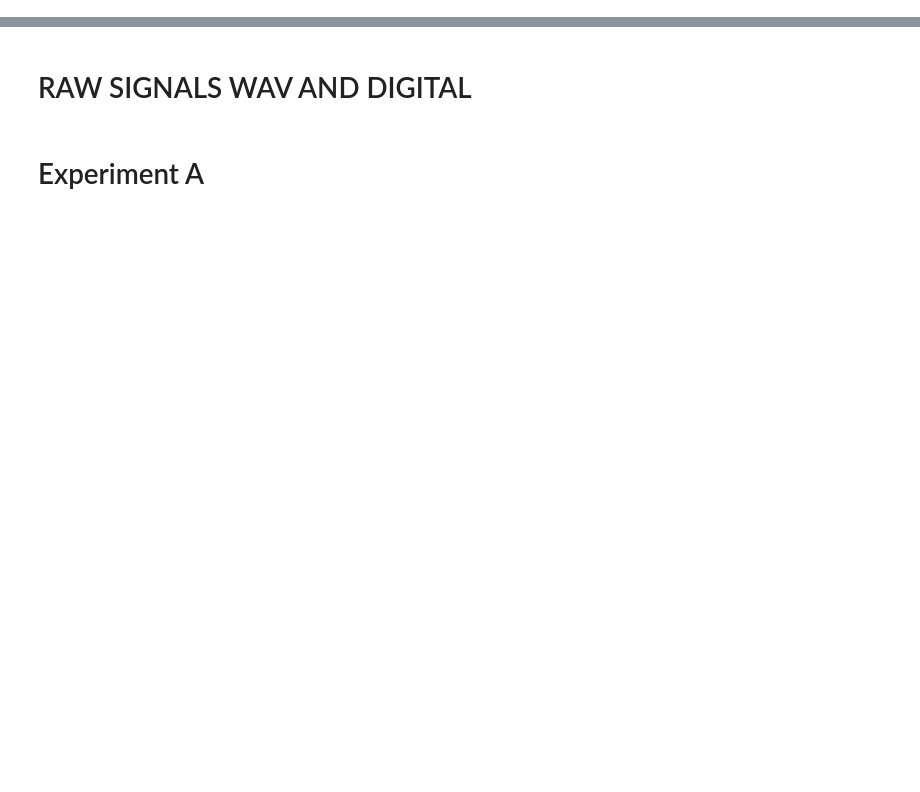
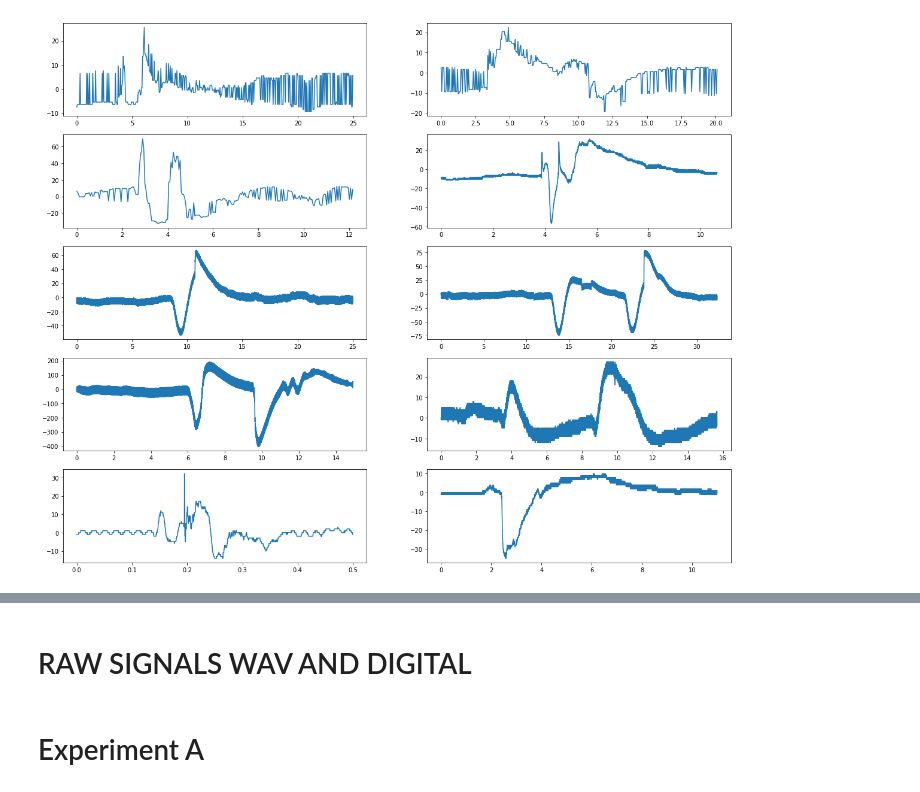
Before and after one commit to calugo/NOTEBOOKS, a Jupyter notebook: APs.ipynb, the cells around one changed output, grey strips where cells are left out. Cells and saved outputs as stored; diff of their text form; code cells hidden in the pictures; blank space fills up the shorter version.

```diff
--- a/APs.ipynb
+++ b/APs.ipynb
@@ -12,0 +172,93 @@ print signals, pwaves
+# %%
+from numpy.fft import fft
+from numpy.fft import ifft
+ #import matplotlib.pyplot as plt
+import numpy as np
+
+plt.figure(2,figsize=(20,20))
+plt.subplot(621)
+#snax=sna[1000:1500]
+fsna=fft(np.asarray(snax))
+fsna[0]=0.0
+dsnax=ifft(fsna)
+dtnax=[j*(1.0/20) for j in xrange(0,len(dsnax))]
+plt.plot(dtnax,dsnax)
+
+plt.subplot(622)
+#snabx=sna[1500:len(sna)]
+fsnabx=fft(np.asarray(snabx))
+fsnabx[0]=0.0
+dsnabx=ifft(fsnabx)
+dtnabx=[j*(1.0/20) for j in xrange(0,len(snabx))]
+plt.plot(dtnabx,dsnabx)
+
+
+
+#snbx=snb[600:len(snb)]
+fsnbx=fft(np.asarray(snbx))
+fsnbx[0]=0.0
+dsnbx=ifft(fsnbx)
+dtnbx=[j*(1.0/20) for j in xrange(0,len(snbx))]
+
+plt.subplot(623)
+plt.plot(dtnbx,dsnbx)
+
+#sncx=snc[150000:len(snc)]
+fsncx=fft(np.asarray(sncx))
+fsncx[0]=0.0
+dsncx=ifft(fsncx)
+dtncx=[j*(1.0/10000.0) for j in xrange(0,len(dsncx))]
+plt.subplot(624)
+plt.plot(dtncx,dsncx)
+
+#sneax=sne[50000:300000]
+
+fsneax=fft(np.asarray(sneax))
+fsneax[0]=0.0
+dsneax=ifft(fsneax)
+dtneax=[j*(1.0/10000.0) for j in xrange(0,len(dsneax))]
+plt.subplot(625)
+plt.plot(dtneax,dsneax)
+
+#snebx=sne[300000:len(sne)]
+fsnebx=fft(np.asarray(snebx))
+fsnebx[0]=0.0
+dsnebx=ifft(fsnebx)
+dtnebx=[j*(1.0/10000.0) for j in xrange(0,len(dsnebx))]
+plt.subplot(626)
+plt.plot(dtnebx,dsnebx)
+
+plt.subplot(627)
+
+fsnf=fft(np.asarray(snf))
+fsnf[0]=0.0
+dsnf=ifft(fsnf)
+dtnf=[j*(1.0/10000.0) for j in xrange(0,len(dsnf))]
+plt.plot(dtnf,dsnf)
+
+#sngx=sng[150000:len(sng)]
+fsngx=fft(np.asarray(sngx))
+fsngx[0]=0.0
+dsngx=ifft(fsngx)
+dtngx=[j*(1.0/10000.0) for j in xrange(0,len(dsngx))]
+plt.subplot(628)
+plt.plot(dtngx,dsngx)
+
+#snhx=snh[14000:19000]
+fsnhx=fft(np.asarray(snhx))
+fsnhx[0]=0.0
+dsnhx=ifft(fsnhx)
+dtnhx=[j*(1.0/10000.0) for j in xrange(0,len(dsnhx))]
+plt.subplot(629)
+plt.plot(dtnhx,dsnhx)
+
+
+#snhbx=snh[44000:len(snh)
+fsnhbx=fft(np.asarray(snhbx))
+fsnhbx[0]=0.0
+dsnhbx=ifft(fsnhbx)
+
+dtnhbx=[j*(1.0/10000.0) for j in xrange(0,len(snhbx))]
+plt.subplot(6,2,10)
+plt.plot(dtnhbx,dsnhbx)
+# %% [output]
@@ -12,0 +266 @@ print signals, pwaves
+[figure, added]
```
Also changed, not shown: parts of 42 cells of this notebook.
